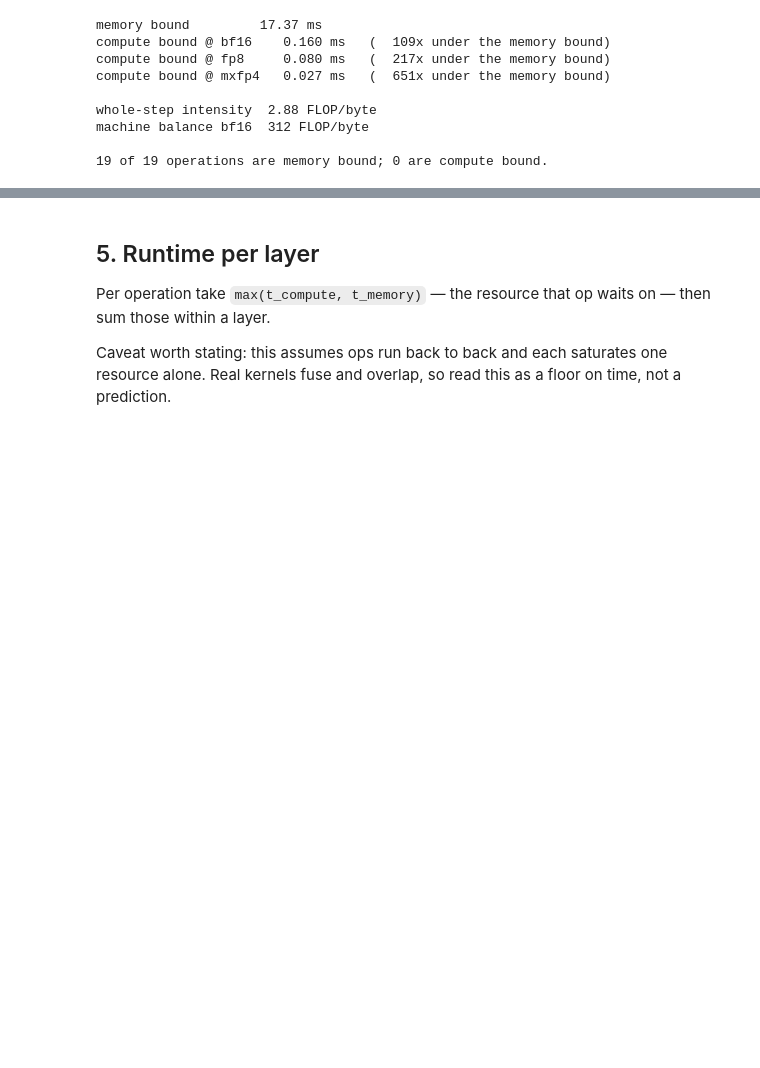
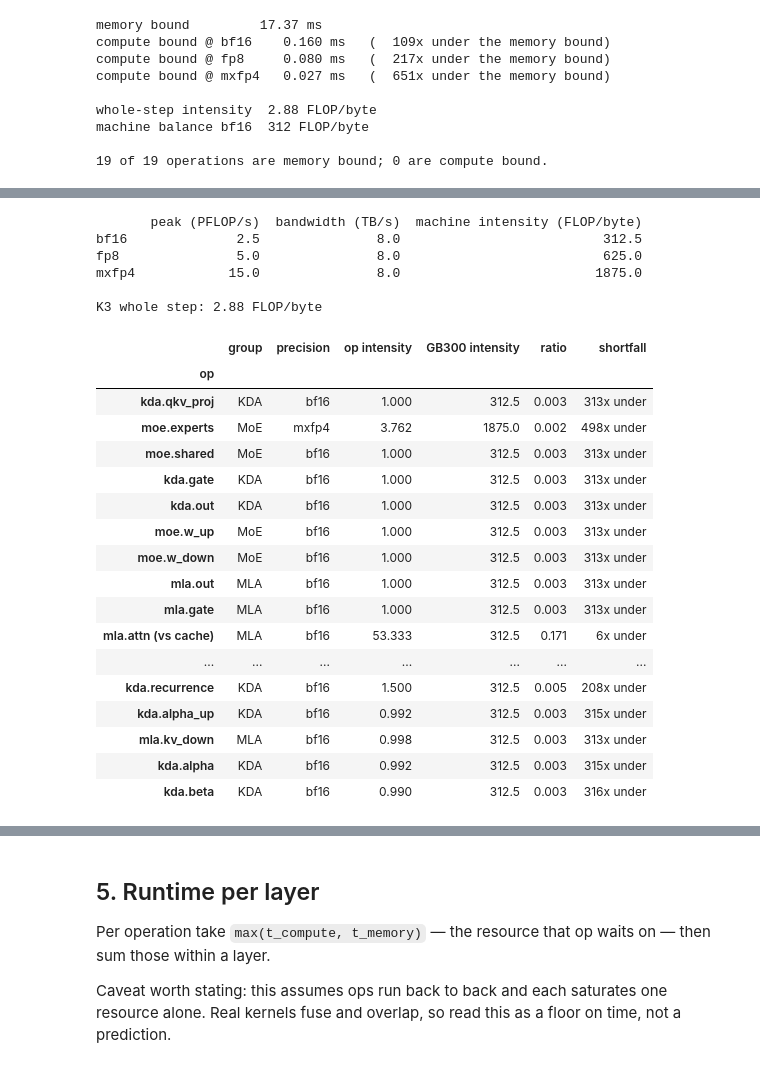
Before and after one commit to dougUCN/kimik3-exercise, a Jupyter notebook: roofline.ipynb, the cells around one changed output, grey strips where cells are left out. Cells and saved outputs as stored; diff of their text form; code cells hidden in the pictures; blank space fills up the shorter version.

```diff
--- a/roofline.ipynb
+++ b/roofline.ipynb
@@ -214,0 +230,31 @@ machine balance bf16  312 FLOP/byte
+# %%
+print(machine_intensity(hw).round(1).to_string())
+print(f"\nK3 whole step: {ops.flops.sum() / ops.bytes.sum():.2f} FLOP/byte")
+# %% [output]
+       peak (PFLOP/s)  bandwidth (TB/s)  machine intensity (FLOP/byte)
+bf16              2.5               8.0                          312.5
+fp8               5.0               8.0                          625.0
+mxfp4            15.0               8.0                         1875.0
+
+K3 whole step: 2.88 FLOP/byte
+# %%
+vs_ridge(ops, hw).round(3)
+# %% [output]
+|  | group | precision | op intensity | GB300 intensity | ratio | shortfall |
+| op |  |  |  |  |  |  |
+| kda.qkv_proj | KDA | bf16 | 1.000 | 312.5 | 0.003 | 313x under |
+| moe.experts | MoE | mxfp4 | 3.762 | 1875.0 | 0.002 | 498x under |
+| moe.shared | MoE | bf16 | 1.000 | 312.5 | 0.003 | 313x under |
+| kda.gate | KDA | bf16 | 1.000 | 312.5 | 0.003 | 313x under |
+| kda.out | KDA | bf16 | 1.000 | 312.5 | 0.003 | 313x under |
+| moe.w_up | MoE | bf16 | 1.000 | 312.5 | 0.003 | 313x under |
+| moe.w_down | MoE | bf16 | 1.000 | 312.5 | 0.003 | 313x under |
+| mla.out | MLA | bf16 | 1.000 | 312.5 | 0.003 | 313x under |
+| mla.gate | MLA | bf16 | 1.000 | 312.5 | 0.003 | 313x under |
+| mla.attn (vs cache) | MLA | bf16 | 53.333 | 312.5 | 0.171 | 6x under |
+| ... | ... | ... | ... | ... | ... | ... |
+| kda.recurrence | KDA | bf16 | 1.500 | 312.5 | 0.005 | 208x under |
+| kda.alpha_up | KDA | bf16 | 0.992 | 312.5 | 0.003 | 315x under |
+| mla.kv_down | MLA | bf16 | 0.998 | 312.5 | 0.003 | 313x under |
+| kda.alpha | KDA | bf16 | 0.992 | 312.5 | 0.003 | 315x under |
+| kda.beta | KDA | bf16 | 0.990 | 312.5 | 0.003 | 316x under |
```
Also changed, not shown: parts of 5 cells of this notebook, 1 other file.
